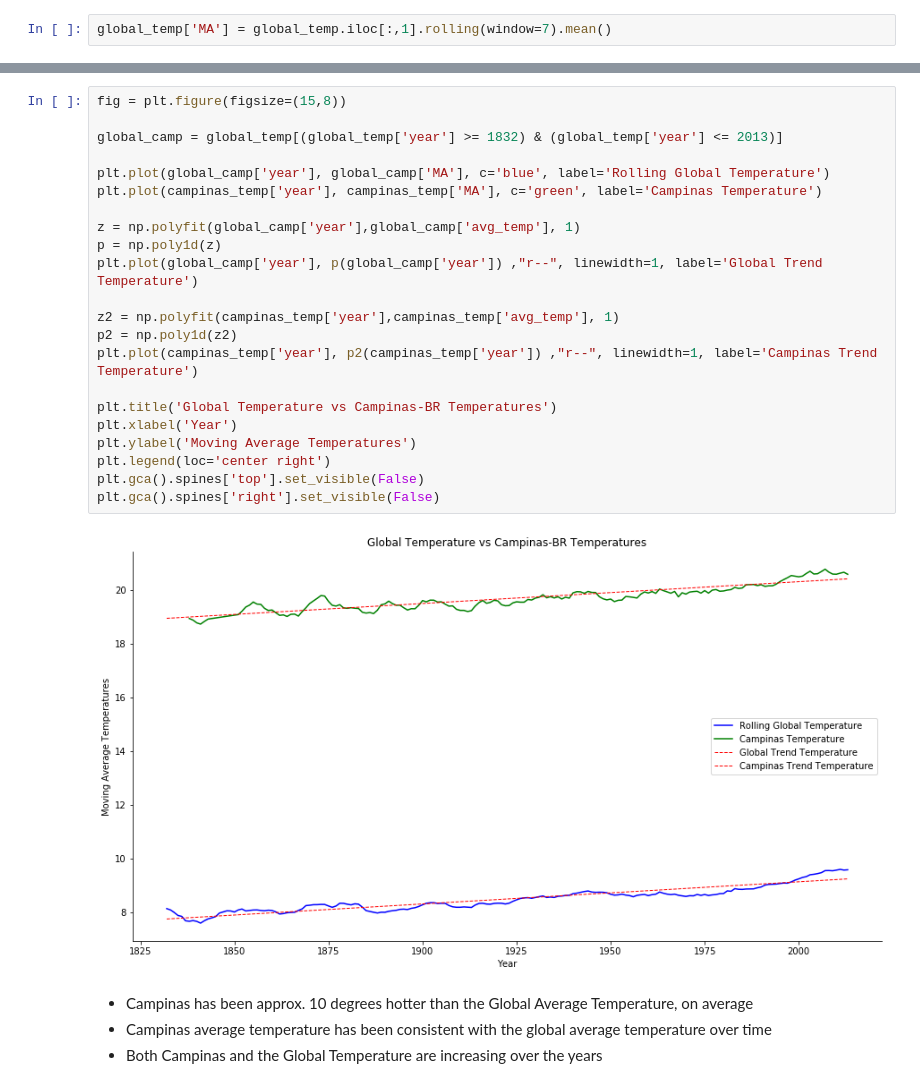
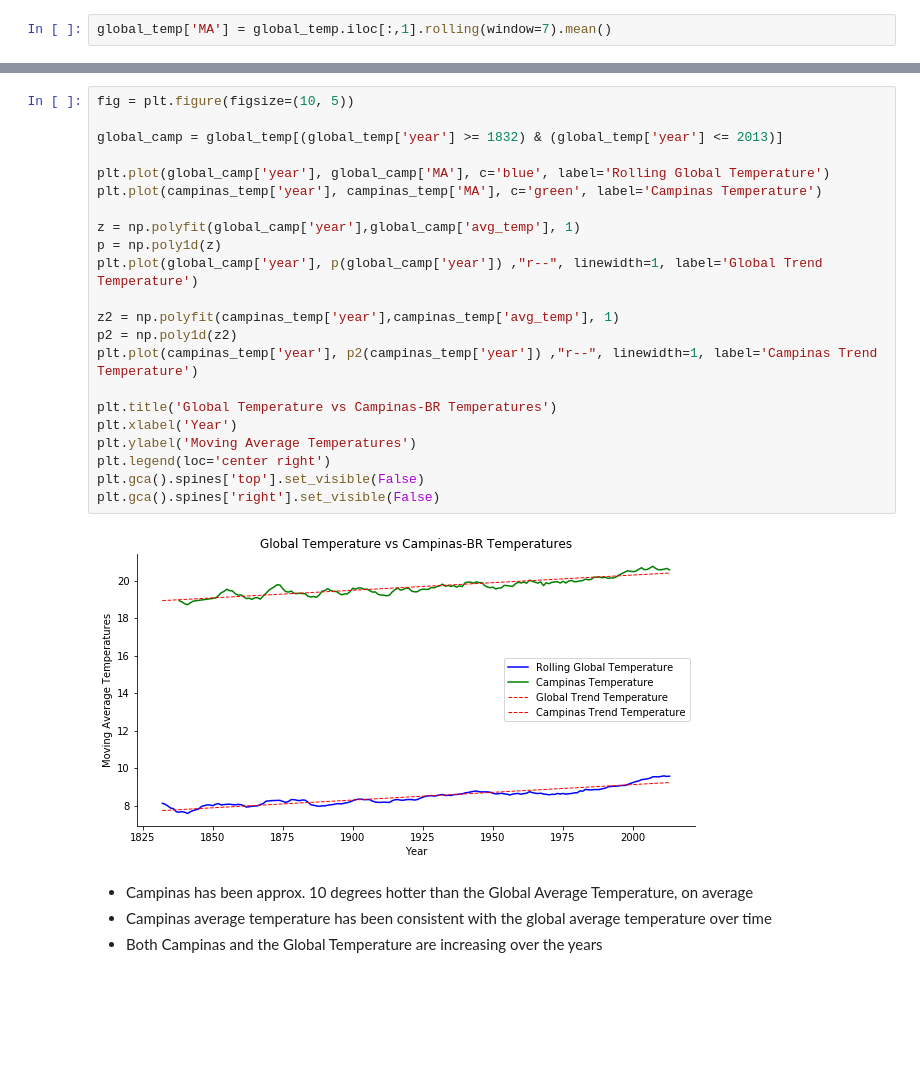
Before and after one commit to onepointfivem/udacity-nanodegreee-data_analyst, a Jupyter notebook: P0 - Explore Weather Trends/weather_trends.ipynb, the cells around one changed output, grey strips where cells are left out. Drawn from its saved outputs; the diff is of its cells as text; blank space fills up the shorter version.

```diff
--- a/P0 - Explore Weather Trends/weather_trends.ipynb
+++ b/P0 - Explore Weather Trends/weather_trends.ipynb
@@ -201,27 +205,27 @@ plt.plot(global_temp['year'], p(global_temp['year']) ,"r--", linewidth=1)
 # %%
-fig = plt.figure(figsize=(15,8))
+fig = plt.figure(figsize=(10, 5))
 
 global_camp = global_temp[(global_temp['year'] >= 1832) & (global_temp['year'] <= 2013)]
 
 plt.plot(global_camp['year'], global_camp['MA'], c='blue', label='Rolling Global Temperature')
 plt.plot(campinas_temp['year'], campinas_temp['MA'], c='green', label='Campinas Temperature')
 
 z = np.polyfit(global_camp['year'],global_camp['avg_temp'], 1)
 p = np.poly1d(z)
 plt.plot(global_camp['year'], p(global_camp['year']) ,"r--", linewidth=1, label='Global Trend Temperature')
 
 z2 = np.polyfit(campinas_temp['year'],campinas_temp['avg_temp'], 1)
 p2 = np.poly1d(z2)
 plt.plot(campinas_temp['year'], p2(campinas_temp['year']) ,"r--", linewidth=1, label='Campinas Trend Temperature')
 
 plt.title('Global Temperature vs Campinas-BR Temperatures')
 plt.xlabel('Year')
 plt.ylabel('Moving Average Temperatures')
 plt.legend(loc='center right')
 plt.gca().spines['top'].set_visible(False)
 plt.gca().spines['right'].set_visible(False)
 # %% [output]
-[figure, old version]
+[figure, new version]
 # %% [markdown]
 - Campinas has been approx. 10 degrees hotter than the Global Average Temperature, on average
 - Campinas average temperature has been consistent with the global average temperature over time
```
Also changed, not shown: parts of 4 cells of this notebook, 1 other file.
